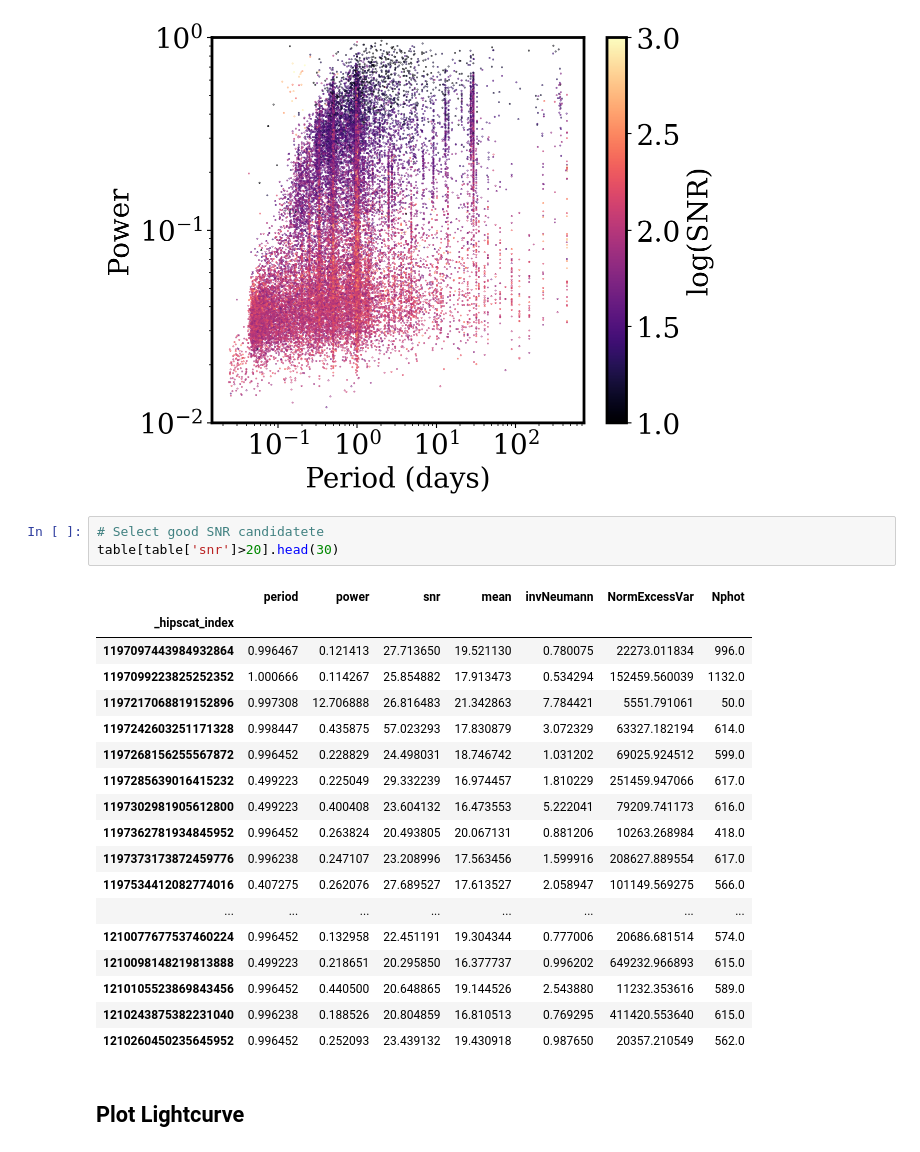
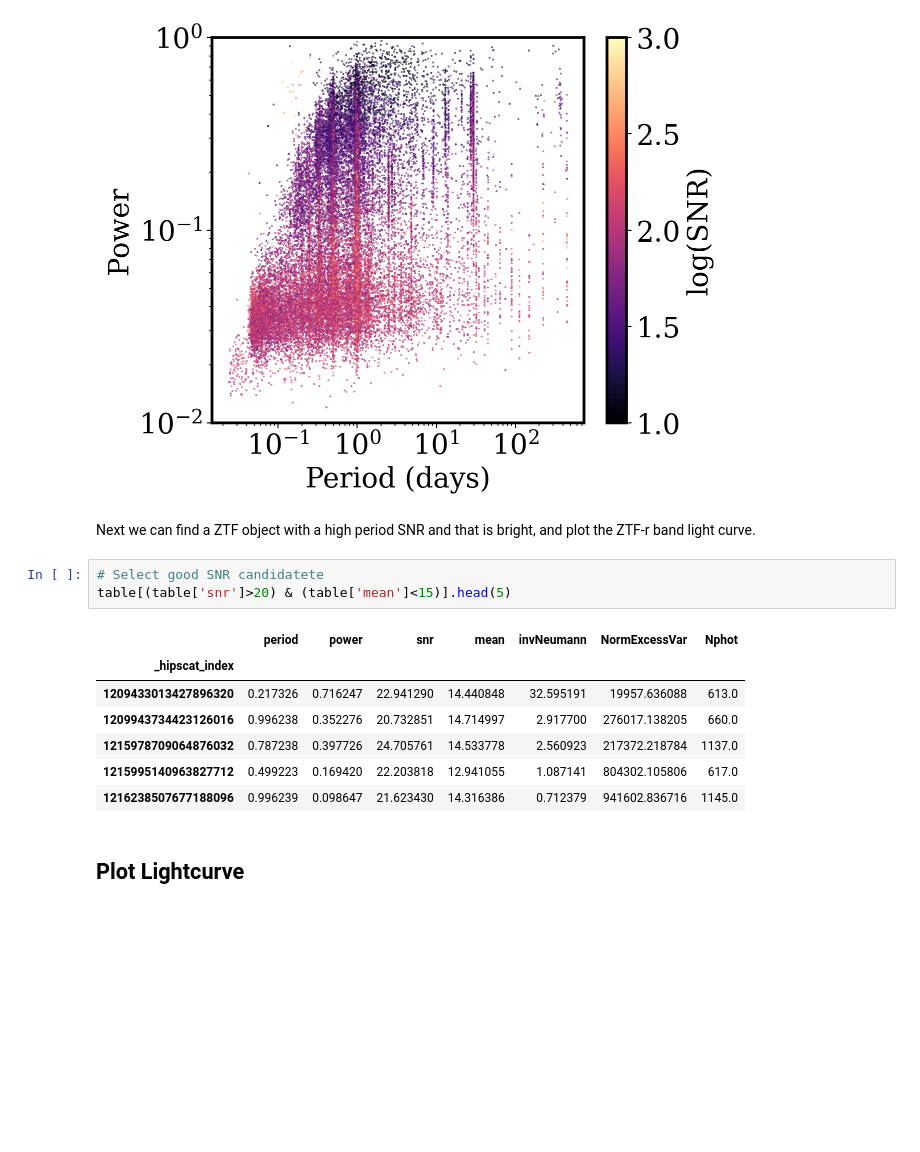
Before and after one commit to lincc-frameworks/MWGaia-DN_Introductory_School, a Jupyter notebook: Notebook_2_Basic_Time_Domain.ipynb, the cells around one changed output. Cells and saved outputs as stored; diff of their text form; blank space fills up the shorter version.

```diff
--- a/Notebook_2_Basic_Time_Domain.ipynb
+++ b/Notebook_2_Basic_Time_Domain.ipynb
@@ -442,28 +439,19 @@ plt.ylabel('Power')
 plt.minorticks_on()
 # %% [output]
 [figure]
+# %% [markdown]
+Next we can find a ZTF object with a high period SNR and that is bright, and plot the ZTF-r band light curve.
 # %%
 # Select good SNR candidatete
-table[table['snr']>20].head(30)
+table[(table['snr']>20) & (table['mean']<15)].head(5)
 # %% [output]
 |  | period | power | snr | mean | invNeumann | NormExcessVar | Nphot |
 | _hipscat_index |  |  |  |  |  |  |  |
-| 1197097443984932864 | 0.996467 | 0.121413 | 27.713650 | 19.521130 | 0.780075 | 22273.011834 | 996.0 |
-| 1197099223825252352 | 1.000666 | 0.114267 | 25.854882 | 17.913473 | 0.534294 | 152459.560039 | 1132.0 |
-| 1197217068819152896 | 0.997308 | 12.706888 | 26.816483 | 21.342863 | 7.784421 | 5551.791061 | 50.0 |
-| 1197242603251171328 | 0.998447 | 0.435875 | 57.023293 | 17.830879 | 3.072329 | 63327.182194 | 614.0 |
-| 1197268156255567872 | 0.996452 | 0.228829 | 24.498031 | 18.746742 | 1.031202 | 69025.924512 | 599.0 |
-| 1197285639016415232 | 0.499223 | 0.225049 | 29.332239 | 16.974457 | 1.810229 | 251459.947066 | 617.0 |
-| 1197302981905612800 | 0.499223 | 0.400408 | 23.604132 | 16.473553 | 5.222041 | 79209.741173 | 616.0 |
-| 1197362781934845952 | 0.996452 | 0.263824 | 20.493805 | 20.067131 | 0.881206 | 10263.268984 | 418.0 |
-| 1197373173872459776 | 0.996238 | 0.247107 | 23.208996 | 17.563456 | 1.599916 | 208627.889554 | 617.0 |
-| 1197534412082774016 | 0.407275 | 0.262076 | 27.689527 | 17.613527 | 2.058947 | 101149.569275 | 566.0 |
-| ... | ... | ... | ... | ... | ... | ... | ... |
-| 1210077677537460224 | 0.996452 | 0.132958 | 22.451191 | 19.304344 | 0.777006 | 20686.681514 | 574.0 |
-| 1210098148219813888 | 0.499223 | 0.218651 | 20.295850 | 16.377737 | 0.996202 | 649232.966893 | 615.0 |
-| 1210105523869843456 | 0.996452 | 0.440500 | 20.648865 | 19.144526 | 2.543880 | 11232.353616 | 589.0 |
-| 1210243875382231040 | 0.996238 | 0.188526 | 20.804859 | 16.810513 | 0.769295 | 411420.553640 | 615.0 |
-| 1210260450235645952 | 0.996452 | 0.252093 | 23.439132 | 19.430918 | 0.987650 | 20357.210549 | 562.0 |
+| 1209433013427896320 | 0.217326 | 0.716247 | 22.941290 | 14.440848 | 32.595191 | 19957.636088 | 613.0 |
+| 1209943734423126016 | 0.996238 | 0.352276 | 20.732851 | 14.714997 | 2.917700 | 276017.138205 | 660.0 |
+| 1215978709064876032 | 0.787238 | 0.397726 | 24.705761 | 14.533778 | 2.560923 | 217372.218784 | 1137.0 |
+| 1215995140963827712 | 0.499223 | 0.169420 | 22.203818 | 12.941055 | 1.087141 | 804302.105806 | 617.0 |
+| 1216238507677188096 | 0.996239 | 0.098647 | 21.623430 | 14.316386 | 0.712379 | 941602.836716 | 1145.0 |
 # %% [markdown]
 ## Plot Lightcurve
 # %%
```
Also changed, not shown: parts of 5 cells of this notebook.
